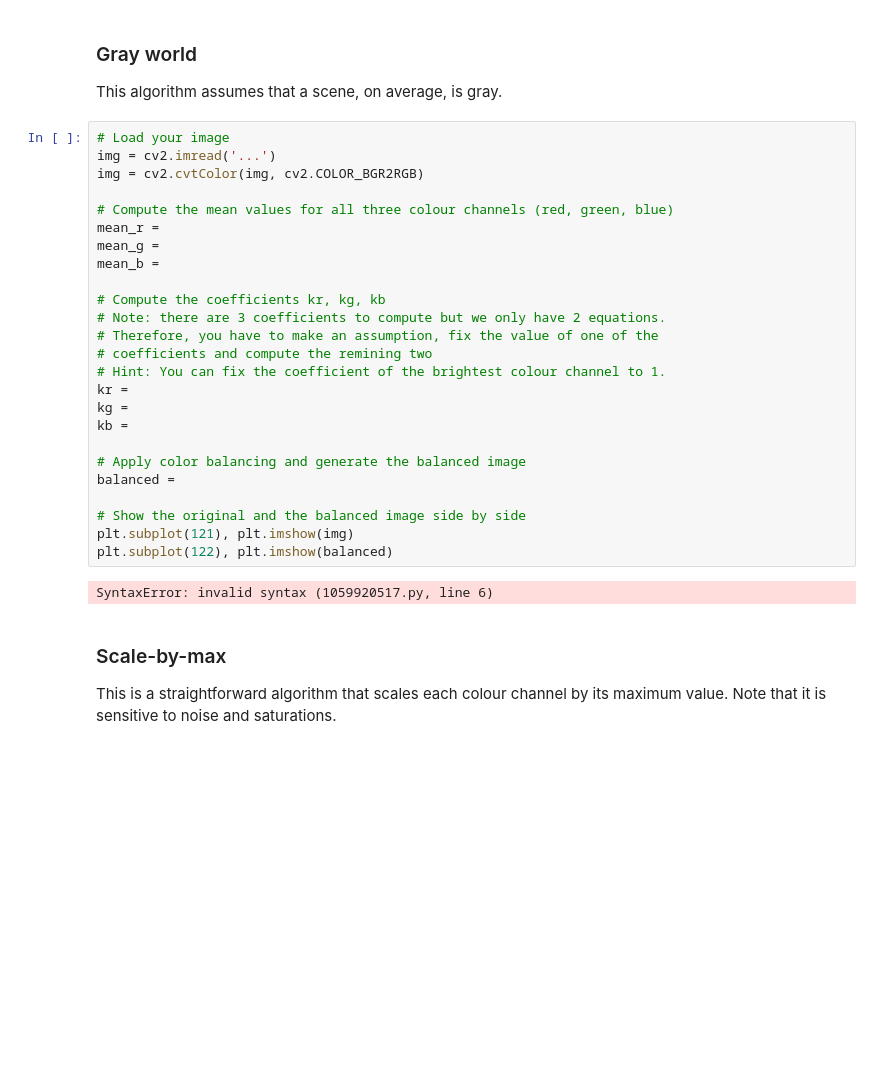
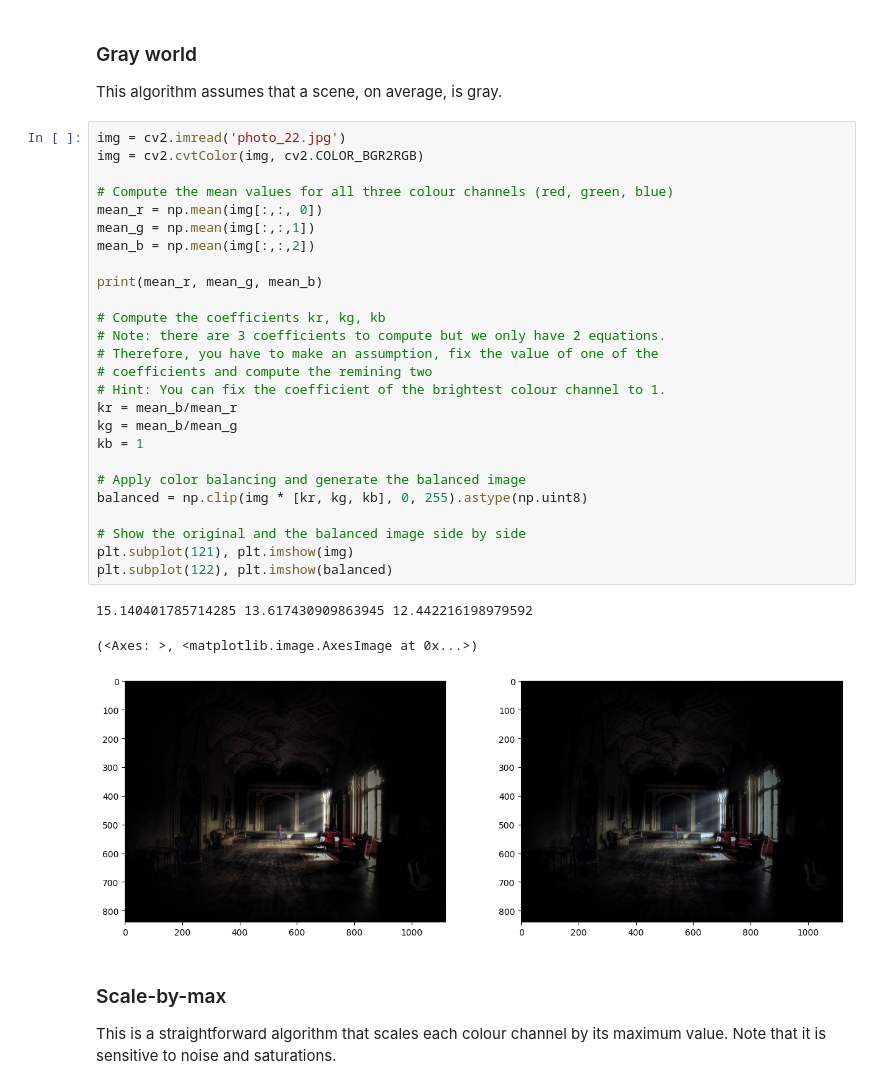
Before and after one commit to tatahonon/cvNotebooks, a Jupyter notebook: Homework2.ipynb, the cells around one changed output. Cells and saved outputs as stored; diff of their text form; blank space fills up the shorter version.

```diff
--- a/Homework2.ipynb
+++ b/Homework2.ipynb
@@ -66,32 +80,35 @@ plt.subplot(122), plt.imshow(balanced)
 ### Gray world
 This algorithm assumes that a scene, on average, is gray.
 # %%
-# Load your image
-img = cv2.imread('...')
+img = cv2.imread('photo_22.jpg')
 img = cv2.cvtColor(img, cv2.COLOR_BGR2RGB)
 
 # Compute the mean values for all three colour channels (red, green, blue)
-mean_r =
-mean_g =
-mean_b =
+mean_r = np.mean(img[:,:, 0])
+mean_g = np.mean(img[:,:,1])
+mean_b = np.mean(img[:,:,2])
+
+print(mean_r, mean_g, mean_b)
 
 # Compute the coefficients kr, kg, kb
 # Note: there are 3 coefficients to compute but we only have 2 equations.
 # Therefore, you have to make an assumption, fix the value of one of the
 # coefficients and compute the remining two
 # Hint: You can fix the coefficient of the brightest colour channel to 1.
-kr =
-kg =
-kb =
+kr = mean_b/mean_r
+kg = mean_b/mean_g
+kb = 1
 
 # Apply color balancing and generate the balanced image
-balanced =
+balanced = np.clip(img * [kr, kg, kb], 0, 255).astype(np.uint8)
 
 # Show the original and the balanced image side by side
 plt.subplot(121), plt.imshow(img)
 plt.subplot(122), plt.imshow(balanced)
 # %% [output]
-SyntaxError: invalid syntax (1059920517.py, line 6)
+15.140401785714285 13.617430909863945 12.442216198979592
+(<Axes: >, <matplotlib.image.AxesImage at 0x...>)
+[figure, added]
 # %% [markdown]
 ### Scale-by-max
 This is a straightforward algorithm that scales each colour channel by its maximum value. Note that it is sensitive to noise and saturations.
```
Also changed, not shown: parts of 5 cells of this notebook.
